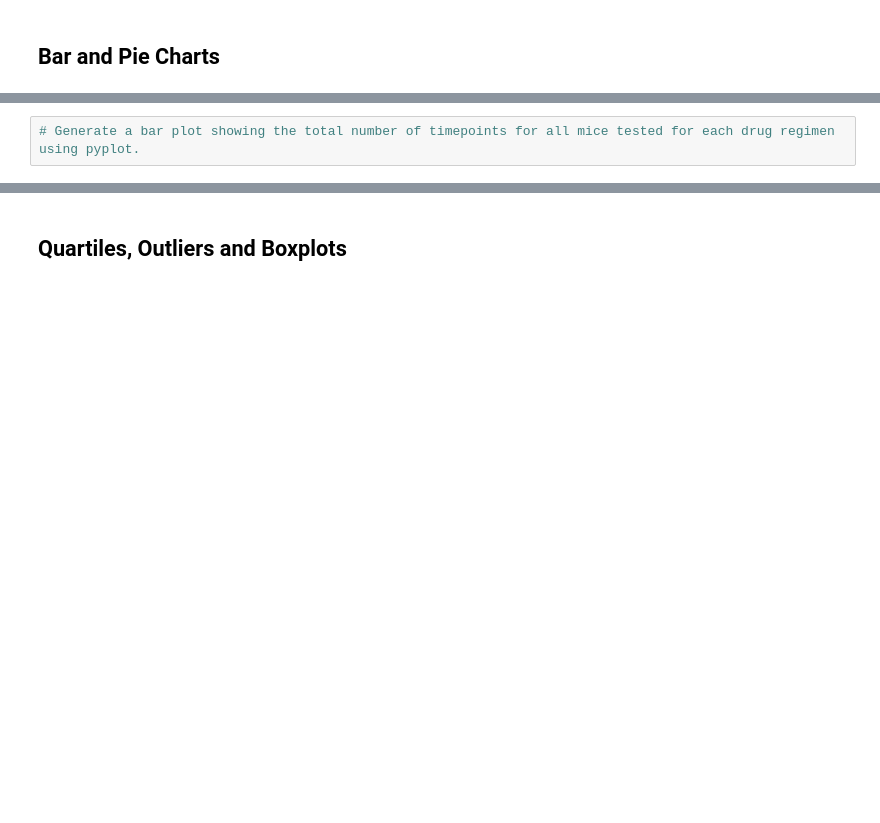
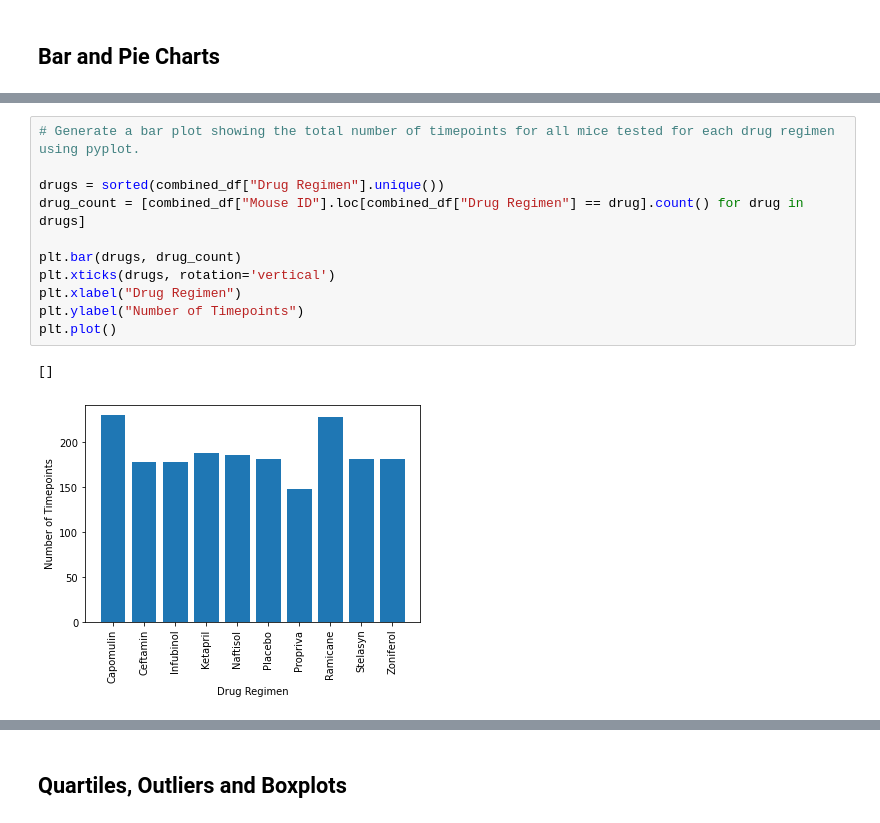
Before and after one commit to sdinespierce/matplot-challenge, a Jupyter notebook: Pymaceuticals/pymaceuticals_starter.ipynb, the cells around one changed output, grey strips where cells are left out. Saved outputs shown, nothing was run; the diff lists cells and outputs as text; blank space fills up the shorter version.

```diff
--- a/Pymaceuticals/pymaceuticals_starter.ipynb
+++ b/Pymaceuticals/pymaceuticals_starter.ipynb
@@ -137,4 +181,16 @@ Name: Tumor Volume (mm3), dtype: float64
 # %%
 # Generate a bar plot showing the total number of timepoints for all mice tested for each drug regimen using pyplot.
+
+drugs = sorted(combined_df["Drug Regimen"].unique())
+drug_count = [combined_df["Mouse ID"].loc[combined_df["Drug Regimen"] == drug].count() for drug in drugs]
+
+plt.bar(drugs, drug_count)
+plt.xticks(drugs, rotation='vertical')
+plt.xlabel("Drug Regimen")
+plt.ylabel("Number of Timepoints")
+plt.plot()
+# %% [output]
+[]
+[figure, added]
 # %%
 # Generate a pie plot showing the distribution of female versus male mice using Pandas
```
Also changed, not shown: parts of 9 cells of this notebook.
